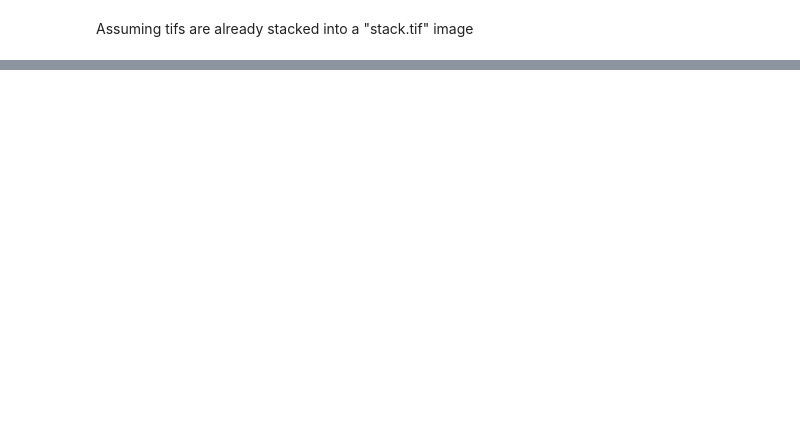
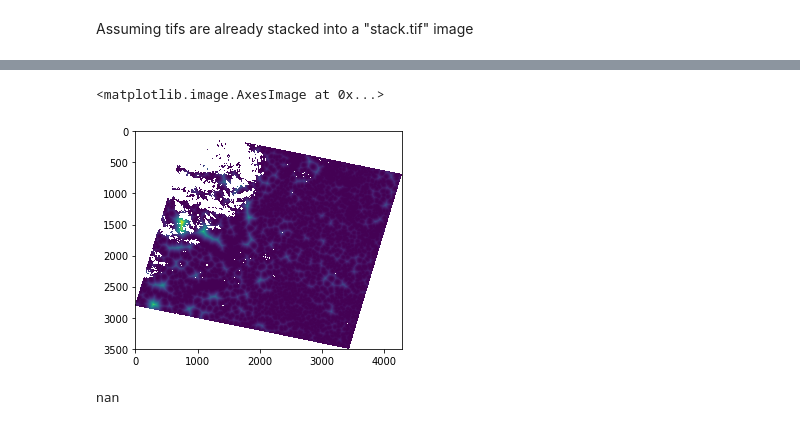
Before and after one commit to ianpdavies/cloudy_flood_prediction, a Jupyter notebook: notebooks/EDA.ipynb, the cells around one changed output, grey strips where cells are left out. Cells and saved outputs as stored; diff of their text form; code cells hidden in the pictures; blank space fills up the shorter version.

```diff
--- a/notebooks/EDA.ipynb
+++ b/notebooks/EDA.ipynb
@@ -79,0 +180,7 @@ corr.style.background_gradient(cmap='coolwarm')
+# %%
+with rasterio.open(path + 'images/'+ img + '/stack/stack.tif', 'r') as ds:
+    data = ds.read()
+#     data[data == -999999] = np.nan
+    data_vector = data.reshape([data.shape[0] * data.shape[1], data.shape[2]])
+    print(data_vector)
+    data = data.transpose((1, -1, 0)) # Not sure why the rasterio.read output is originally (D, W, H)
@@ -79,0 +195,12 @@ corr.style.background_gradient(cmap='coolwarm')
+# %%
+np.unique(data[:,:,1])
+data[data <= -999999] = np.nan
+data[~np.isnan(data).any(axis=2)]
+plt.imshow(data[:,:,3])
+# %% [output]
+<matplotlib.image.AxesImage at 0x...>
+[figure, added]
+# %%
+np.sum(data[:,:,3])
+# %% [output]
+nan
```
Also changed, not shown: parts of 10 cells of this notebook, 26 other files.
